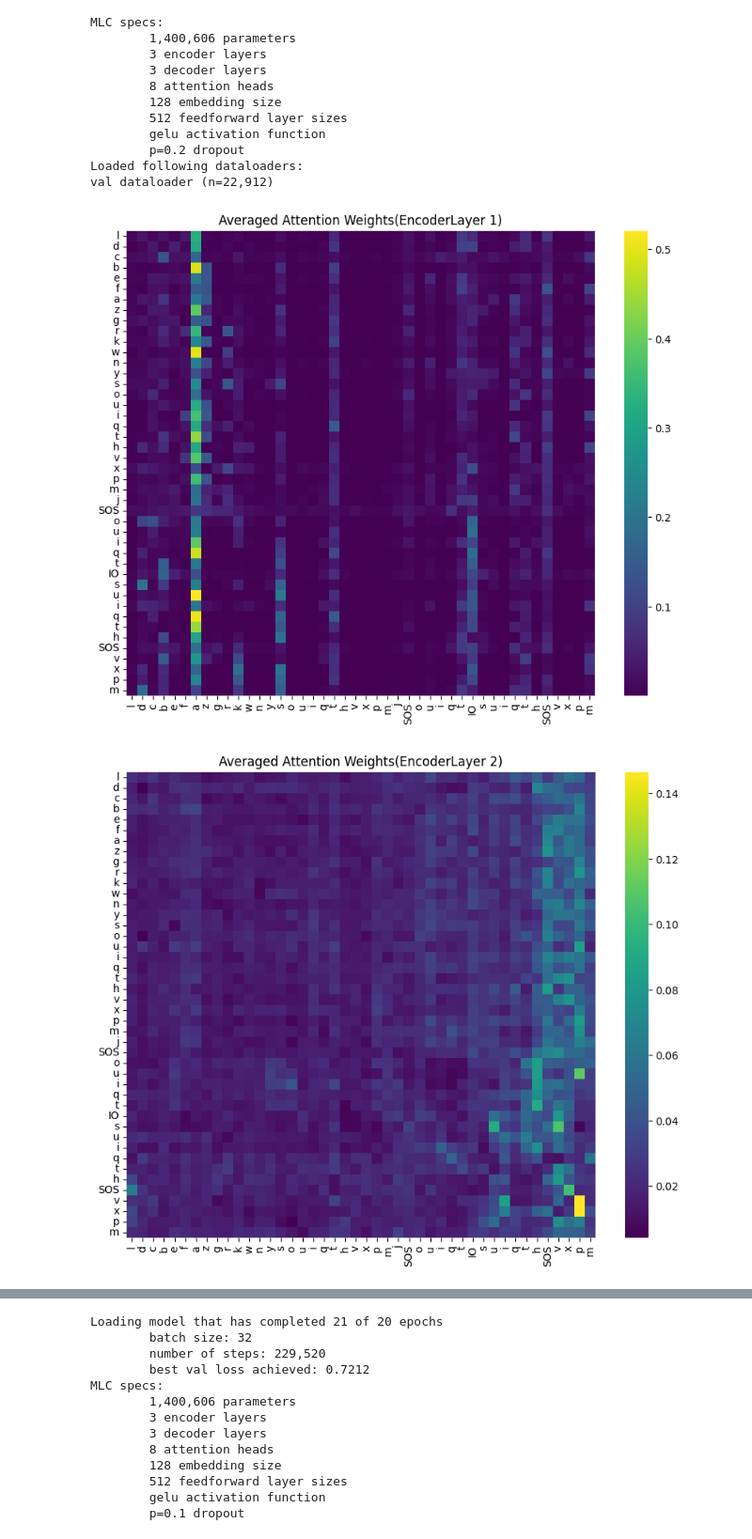
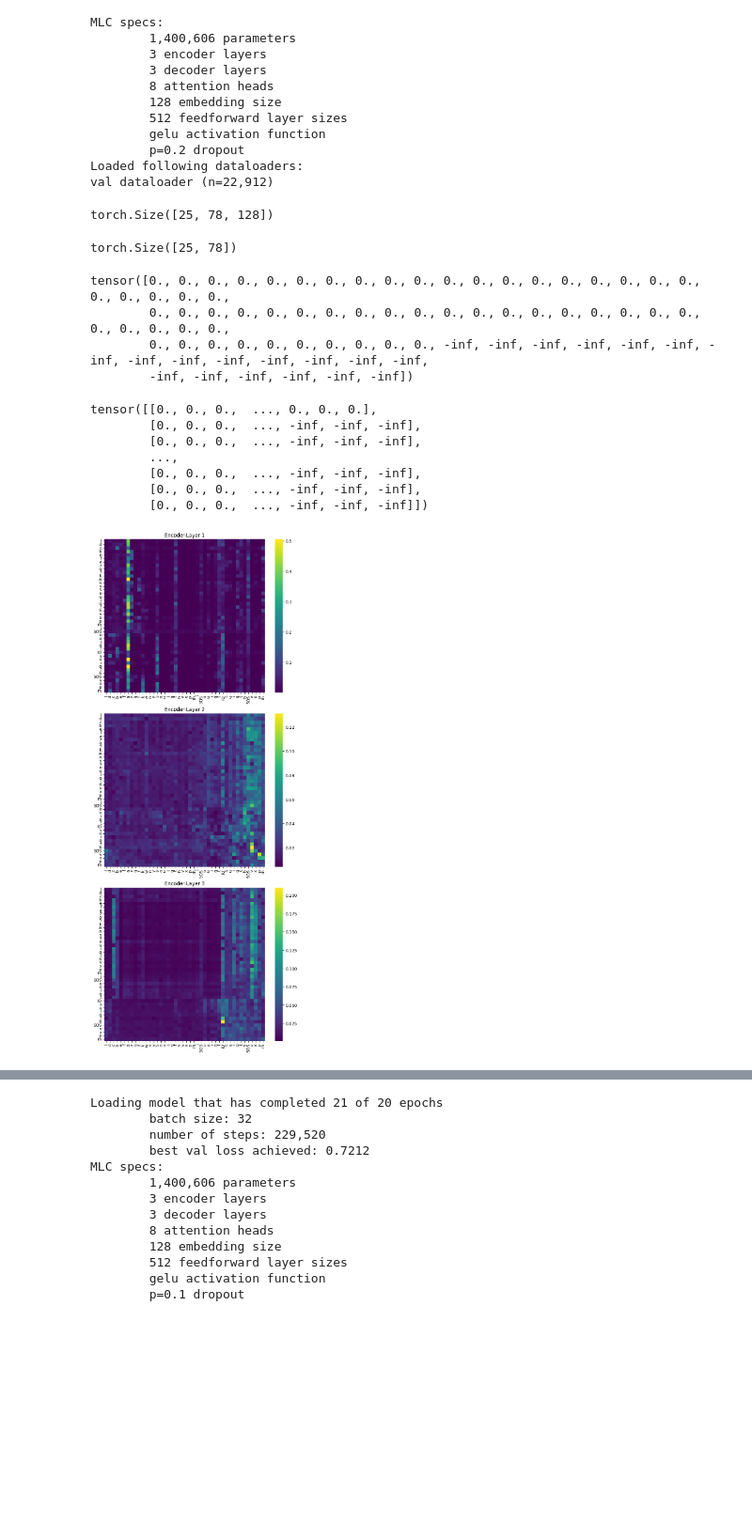
Before and after one commit to philipp-hellwig/MLC-letter-string-analogies, a Jupyter notebook: attention_probing.ipynb, the cells around one changed output, grey strips where cells are left out. Shown: that part at 94% size. Drawn from its saved outputs; the diff is of its cells as text; code cells hidden in the pictures; blank space fills up the shorter version.

```diff
--- a/attention_probing.ipynb
+++ b/attention_probing.ipynb
@@ -63,36 +67,80 @@ src_mask = F._canonical_mask(
     target_type=src.dtype,
     check_other=False,
 )
+# %%
+src_embed.shape
+# %% [output]
+torch.Size([25, 78, 128])
+# %%
+batch["xq_context_padded"].shape
+# %% [output]
+torch.Size([25, 78])
+# %%
+src_key_padding_mask[1,:]
+# %% [output]
+tensor([0., 0., 0., 0., 0., 0., 0., 0., 0., 0., 0., 0., 0., 0., 0., 0., 0., 0., 0., 0., 0., 0., 0., 0.,
+        0., 0., 0., 0., 0., 0., 0., 0., 0., 0., 0., 0., 0., 0., 0., 0., 0., 0., 0., 0., 0., 0., 0., 0.,
+        0., 0., 0., 0., 0., 0., 0., 0., 0., 0., -inf, -inf, -inf, -inf, -inf, -inf, -inf, -inf, -inf, -inf, -inf, -inf, -inf, -inf,
+        -inf, -inf, -inf, -inf, -inf, -inf])
+# %%
+src_key_padding_mask
+# %% [output]
+tensor([[0., 0., 0.,  ..., 0., 0., 0.],
+        [0., 0., 0.,  ..., -inf, -inf, -inf],
+        [0., 0., 0.,  ..., -inf, -inf, -inf],
+        ...,
+        [0., 0., 0.,  ..., -inf, -inf, -inf],
+        [0., 0., 0.,  ..., -inf, -inf, -inf],
+        [0., 0., 0.,  ..., -inf, -inf, -inf]])
 # %%
-def get_attention_plots(model, batch, idx: int):
-    fig, ax = plt.subplots(len(model.transformer.encoder.layers), 1, figsize=(6, 10))
-    plt.suptitle("Averaged Attention Weights")
+def get_encoder_attention_plots(model, batch, idx: int):
+    # setup figure
+    fig, ax = plt.subplots(len(model.transformer.encoder.layers), 1, figsize=(8, 18))
+    fig.tight_layout(pad=3)
+
+    # get source mask (i.e., mask padded elements in the batch):
+    src, src_key_padding_mask = model.prep_encode(batch['xq_context_padded'])
+    src_mask = None
+    src_key_padding_mask = F._canonical_mask(
+            mask=src_key_padding_mask,
+            mask_name="src_key_padding_mask",
+            other_type=F._none_or_dtype(src_mask),
+            other_name="src_mask",
+            target_type=src.dtype,
+        )
+    src_mask = F._canonical_mask(
+        mask=src_mask,
+        mask_name="src_mask",
+        other_type=None,
+        other_name="",
+        target_type=src.dtype,
+        check_other=False,
+    )
     for i, layer in enumerate(model.transformer.encoder.layers):
         x = src
         # pass input through previous encoder layers
         for j in range(0, i):
             x = model.transformer.encoder.layers[j](
                 x,
                 src_key_padding_mask=src_key_padding_mask)
         # get averaged attention matrix from current layer
         _, attn_weights = layer.self_attn(
             x,
             x,
             x,
             attn_mask=src_mask,
             key_padding_mask=src_key_padding_mask,
             need_weights=True,
             is_causal=False
         )
         example_length = len(batch["xq_context"][idx])
         # Select the first batch and first head
         weights = attn_weights[idx, :example_length, :example_length].detach().cpu().numpy()  # shape: [seq_len, seq_len]
 
-        sns.heatmap(weights, cmap="viridis", xticklabels=batch["xq_context"][idx], yticklabels=batch["xq_context"][idx], ax=ax[i])
-        ax[i].set_title(f"EncoderLayer {i+1}")
+        _ = sns.heatmap(weights, cmap="viridis", xticklabels=batch["xq_context"][idx], yticklabels=batch["xq_context"][idx], ax=ax[i])
+        _ = ax[i].set_title(f"Encoder-Layer {i+1}")
     return fig
 
-get_attention_plots(model, batch, idx=3)
+_ = get_encoder_attention_plots(model, batch, idx=3)
 # %% [output]
-[figure, old version]
+[figure, new version]
-[figure, removed]
```
Also changed, not shown: parts of 3 cells of this notebook, 5 other files.
